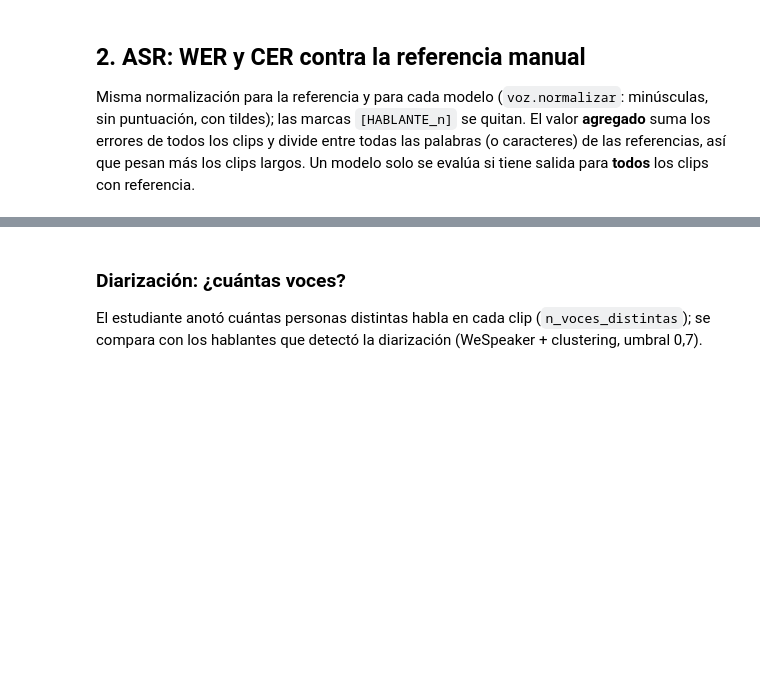
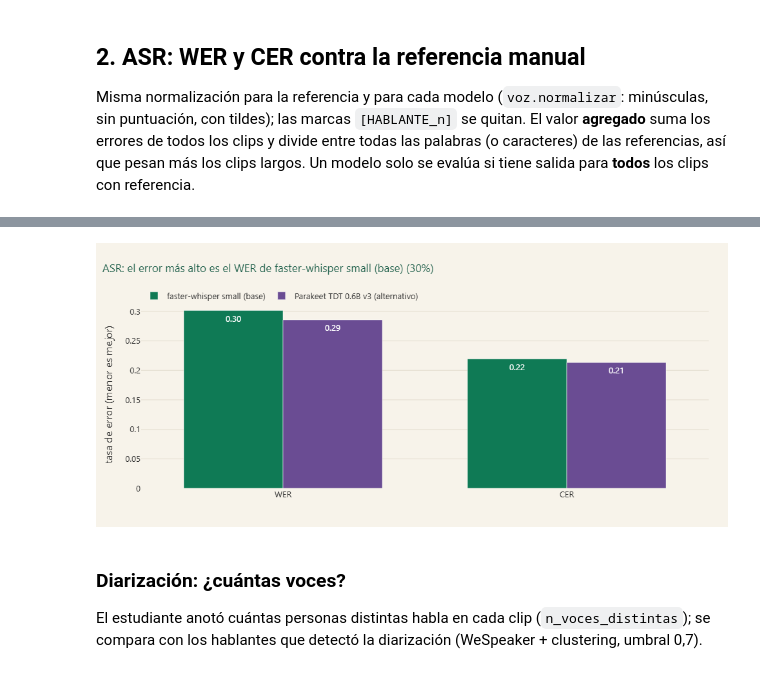
Before and after one commit to AntonioMacedo17/Python_Intermedio_2026, a Jupyter notebook: tarea_2/02_evaluacion.ipynb, the cells around one changed output, grey strips where cells are left out. Cells and saved outputs as stored; diff of their text form; code cells hidden in the pictures; blank space fills up the shorter version.

```diff
--- a/tarea_2/02_evaluacion.ipynb
+++ b/tarea_2/02_evaluacion.ipynb
@@ -96,4 +112,4 @@ else:
         metricas.append(res.assign(modalidad="audio"))
         if m == "WER":
             detalle_asr = det
-    display(pd.concat(metricas).pivot_table(index=["modelo", "grupo"], columns="metrica", values="valor").round(3))
+    display(pd.concat(metricas, ignore_index=True).pivot_table(index=["modelo", "grupo"], columns="metrica", values="valor").round(3))
@@ -105,14 +150,16 @@ if not detalle_asr.empty:
 # %%
 if metricas:
-    res = pd.concat(metricas)
+    res = pd.concat(metricas, ignore_index=True)
     graf = res[(res["grupo"] == "TODOS") & res["valor"].notna()]
     peor = graf.loc[graf["valor"].idxmax()]
     fig = px.bar(graf, x="metrica", y="valor", color="modelo", barmode="group", text_auto=".2f",
                  color_discrete_sequence=[VERDE, MORADO],
                  title=f"ASR: el error más alto es el {peor['metrica']} de {peor['modelo']} ({peor['valor']:.0%})",
                  labels={"valor": "tasa de error (menor es mejor)", "metrica": "", "modelo": ""})
     fig.update_layout(legend=dict(orientation="h", y=1.08, x=0), bargap=0.3)
     mostrar(fig, "g4_error_asr")
+# %% [output]
+[figure, added]
 # %% [markdown]
 ### Diarización: ¿cuántas voces?
 
```
Also changed, not shown: parts of 12 cells of this notebook, 12 other files.
